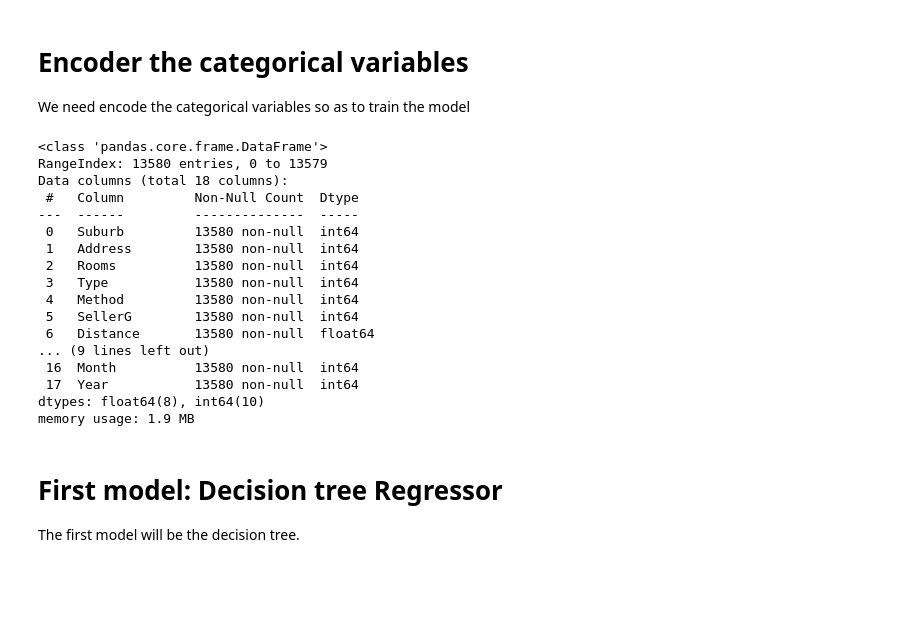
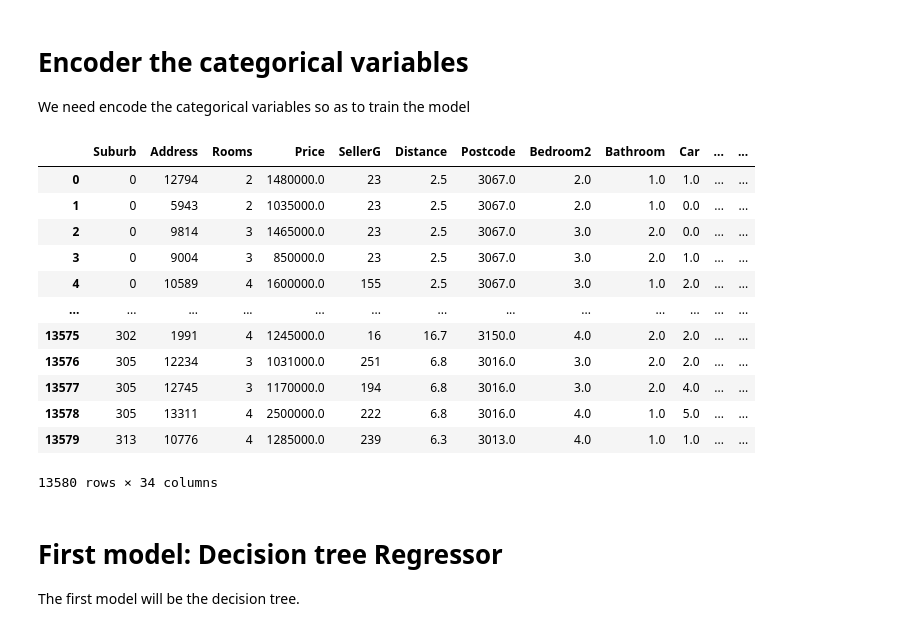
Before and after one commit to jadercaro/Predict-Melbourne-prices-houses, a Jupyter notebook: predictions_Melbourne_prices_houses.ipynb, the cells around one changed output. Drawn from its saved outputs; the diff is of its cells as text; code cells hidden in the pictures; blank space fills up the shorter version.

```diff
--- a/predictions_Melbourne_prices_houses.ipynb
+++ b/predictions_Melbourne_prices_houses.ipynb
@@ -353,29 +429,21 @@ We need encode the categorical variables so as to train the model
 # %%
 from sklearn.preprocessing import LabelEncoder
 encoder = LabelEncoder()
-for column in x.select_dtypes(include=['object']):
-    x[column] = encoder.fit_transform(x[column])
-
-#categorical_codf = pd.get_dummies(categorical_col)
-#x = pd.concat([x.drop(columns=categorical_col),categorical_codf], axis=1 )
-x.head()
-x.info()
+for column in database.select_dtypes(include=['object']):
+    database[column] = encoder.fit_transform(database[column])
+database
 # %% [output]
+|  | Suburb | Address | Rooms | Price | SellerG | Distance | Postcode | Bedroom2 | Bathroom | Car | ... | ... |
+| 0 | 0 | 12794 | 2 | 1480000.0 | 23 | 2.5 | 3067.0 | 2.0 | 1.0 | 1.0 | ... | ... |
+| 1 | 0 | 5943 | 2 | 1035000.0 | 23 | 2.5 | 3067.0 | 2.0 | 1.0 | 0.0 | ... | ... |
+| 2 | 0 | 9814 | 3 | 1465000.0 | 23 | 2.5 | 3067.0 | 3.0 | 2.0 | 0.0 | ... | ... |
+| 3 | 0 | 9004 | 3 | 850000.0 | 23 | 2.5 | 3067.0 | 3.0 | 2.0 | 1.0 | ... | ... |
+| 4 | 0 | 10589 | 4 | 1600000.0 | 155 | 2.5 | 3067.0 | 3.0 | 1.0 | 2.0 | ... | ... |
+| ... | ... | ... | ... | ... | ... | ... | ... | ... | ... | ... | ... | ... |
+| 13575 | 302 | 1991 | 4 | 1245000.0 | 16 | 16.7 | 3150.0 | 4.0 | 2.0 | 2.0 | ... | ... |
+| 13576 | 305 | 12234 | 3 | 1031000.0 | 251 | 6.8 | 3016.0 | 3.0 | 2.0 | 2.0 | ... | ... |
+| 13577 | 305 | 12745 | 3 | 1170000.0 | 194 | 6.8 | 3016.0 | 3.0 | 2.0 | 4.0 | ... | ... |
+| 13578 | 305 | 13311 | 4 | 2500000.0 | 222 | 6.8 | 3016.0 | 4.0 | 1.0 | 5.0 | ... | ... |
+| 13579 | 313 | 10776 | 4 | 1285000.0 | 239 | 6.3 | 3013.0 | 4.0 | 1.0 | 1.0 | ... | ... |
-<class 'pandas.core.frame.DataFrame'>
-RangeIndex: 13580 entries, 0 to 13579
-Data columns (total 18 columns):
- #   Column         Non-Null Count  Dtype
----  ------         --------------  -----
- 0   Suburb         13580 non-null  int64
- 1   Address        13580 non-null  int64
- 2   Rooms          13580 non-null  int64
- 3   Type           13580 non-null  int64
- 4   Method         13580 non-null  int64
- 5   SellerG        13580 non-null  int64
- 6   Distance       13580 non-null  float64
-... (9 lines left out)
- 16  Month          13580 non-null  int64
- 17  Year           13580 non-null  int64
-dtypes: float64(8), int64(10)
-memory usage: 1.9 MB
+13580 rows × 34 columns
 # %%
```
Also changed, not shown: parts of 44 cells of this notebook.
